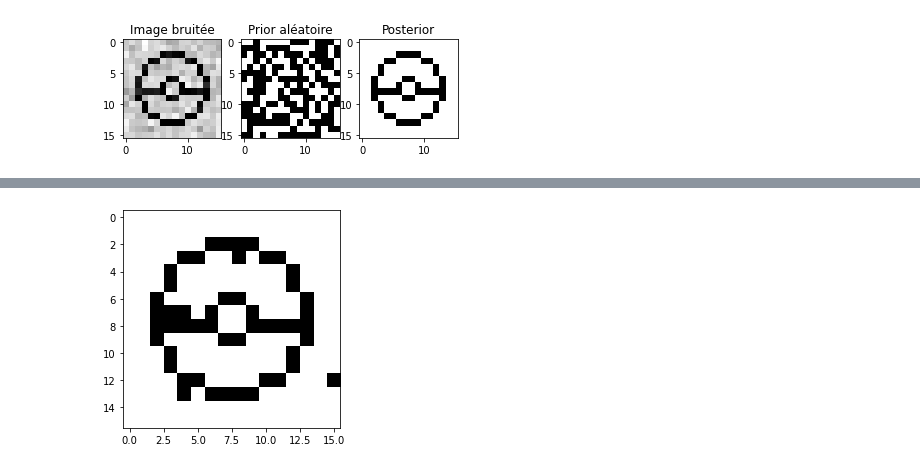
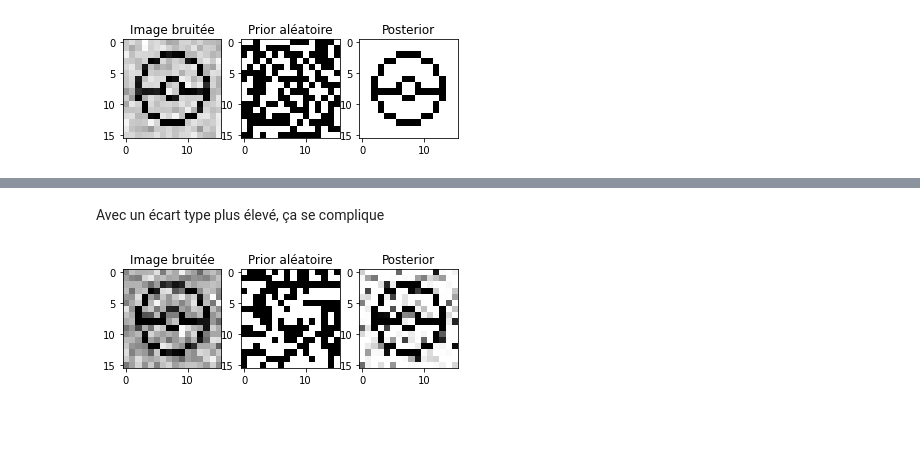
Before and after one commit to gvermersch/Ising_MC, a Jupyter notebook: MAIN.ipynb, the cells around one changed output, grey strips where cells are left out. Cells and saved outputs as stored; diff of their text form; code cells hidden in the pictures; blank space fills up the shorter version.

```diff
--- a/MAIN.ipynb
+++ b/MAIN.ipynb
@@ -249,4 +239,0 @@ Posterior
-# %%
-postbin = posterior_to_binary(posterior, seuil = 0.05)
-# %% [output]
-[figure, removed]
@@ -255,0 +240,7 @@ posterior = get_posterior("data/poke_noise_TAU=0.4.png", 100, 100, ALPHA = 0.01,
+# %% [markdown]
+Avec un écart type plus élevé, ça se complique
+# %%
+posterior = get_posterior("data/poke_noise_TAU=0.2.png", 10, 100, ALPHA = 0.01, BETA = 0.01, TAU = 0.2,
+                          deter = False)
+# %% [output]
+[figure, added]
```
Also changed, not shown: parts of 18 cells of this notebook.
